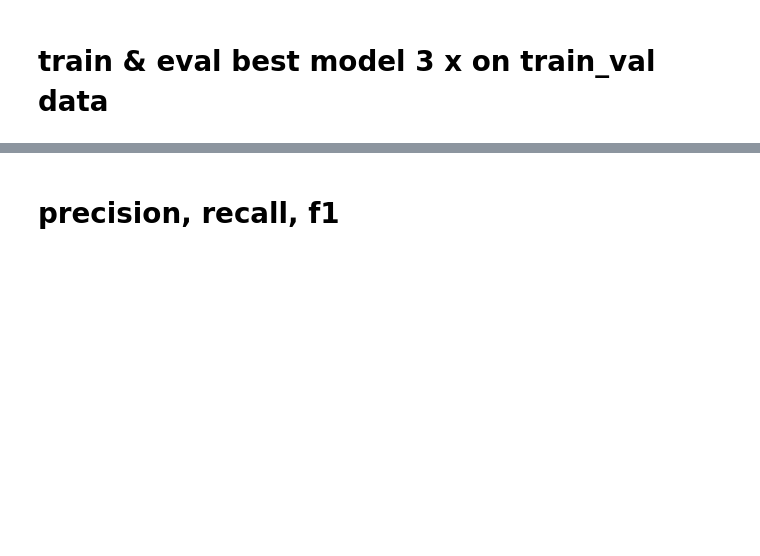
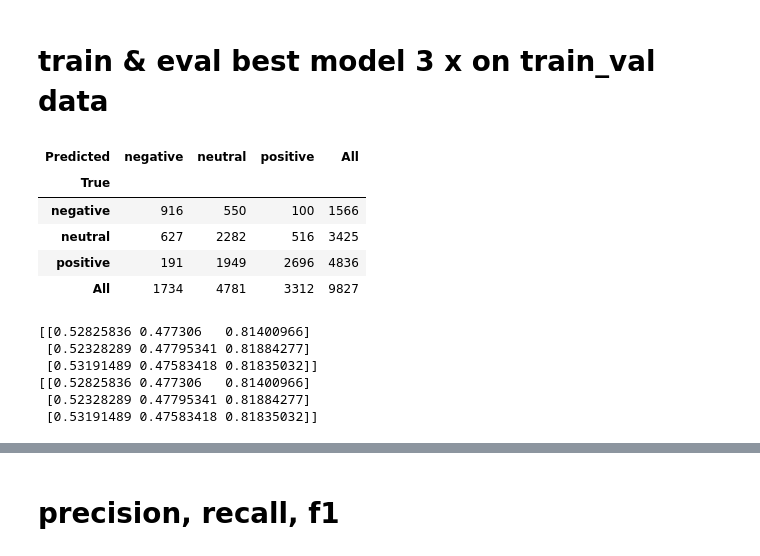
Before and after one commit to BattleBunny/tm-project, a Jupyter notebook: data_processing/results_processing.ipynb, the cells around one changed output, grey strips where cells are left out. Cells and saved outputs as stored; diff of their text form; code cells hidden in the pictures; blank space fills up the shorter version.

Commit message:
results of BERT

```diff
--- a/data_processing/results_processing.ipynb
+++ b/data_processing/results_processing.ipynb
@@ -6,10 +6,10 @@ import numpy as np
 
 sns.set_style("whitegrid")
 # %%
-with open("../data/bert_tokenized/bert_train_data.pkl", "rb") as f:
+with open("/data/s1620444/tm/data/bert_tokenized/bert_train_data.pkl", "rb") as f:
     train_dev = pickle.load(f)
 
-with open("../data/bert_tokenized/bert_test_data.pkl","rb") as f:
+with open("/data/s1620444/tm/data/bert_tokenized/bert_test_data.pkl","rb") as f:
     test = pickle.load(f)
 # %%
 lr= [1e-06, 1.0800000000000002e-05, 2.0600000000000003e-05,3.0400000000000004e-05, 4.02e-05,5e-05]
@@ -93,3 +93,26 @@ plt.show()
 [figure]
 # %% [markdown]
 <h1> train & eval best model 3 x on train_val data </h1>
+# %%
+def bert_confusion_matrix(id, true_labels):
+    """ returns confusion matrix and predicted labels"""
+    reverse_map = {0: "negative", 1:"neutral",2:"positive"}
+
+    pred_prob = np.load(f"../results/best_predictions_{id}.npy")
+    pred = pred_prob.argmax(1)
+    return pd.crosstab(pd.Series([i for i in true_labels], name = "True"), pd.Series([reverse_map[i] for i in pred], name = "Predicted"), margins=True), pred
+# %%
+true_labels = test.label.values
+
+df_confusion_0, pred_0 = bert_confusion_matrix(0, true_labels)
+df_confusion_1, pred_1 = bert_confusion_matrix(1, true_labels)
+df_confusion_2, pred_2 = bert_confusion_matrix(2, true_labels)
+# %%
+df_confusion_0
+# %% [output]
+| Predicted | negative | neutral | positive | All |
+| True |  |  |  |  |
+| negative | 916 | 550 | 100 | 1566 |
+| neutral | 627 | 2282 | 516 | 3425 |
+| positive | 191 | 1949 | 2696 | 4836 |
+| All | 1734 | 4781 | 3312 | 9827 |
@@ -95,0 +142,9 @@ plt.show()
+# %%
+df_eval = pd.DataFrame(data = np.column_stack((np.concatenate((precisions,recalls,f1s),axis=1),avg_f1)), columns=["p_neg", "p_neu", "p_pos", "r_neg", "r_neu", "r_pos", "f1_neg", "f1_neu", "f1_pos", "f1_pn"])
+# %% [output]
+[[0.52825836 0.477306   0.81400966]
+ [0.52328289 0.47795341 0.81884277]
+ [0.53191489 0.47583418 0.81835032]]
+[[0.52825836 0.477306   0.81400966]
+ [0.52328289 0.47795341 0.81884277]
+ [0.53191489 0.47583418 0.81835032]]
```
Also changed, not shown: parts of 2 cells of this notebook.
